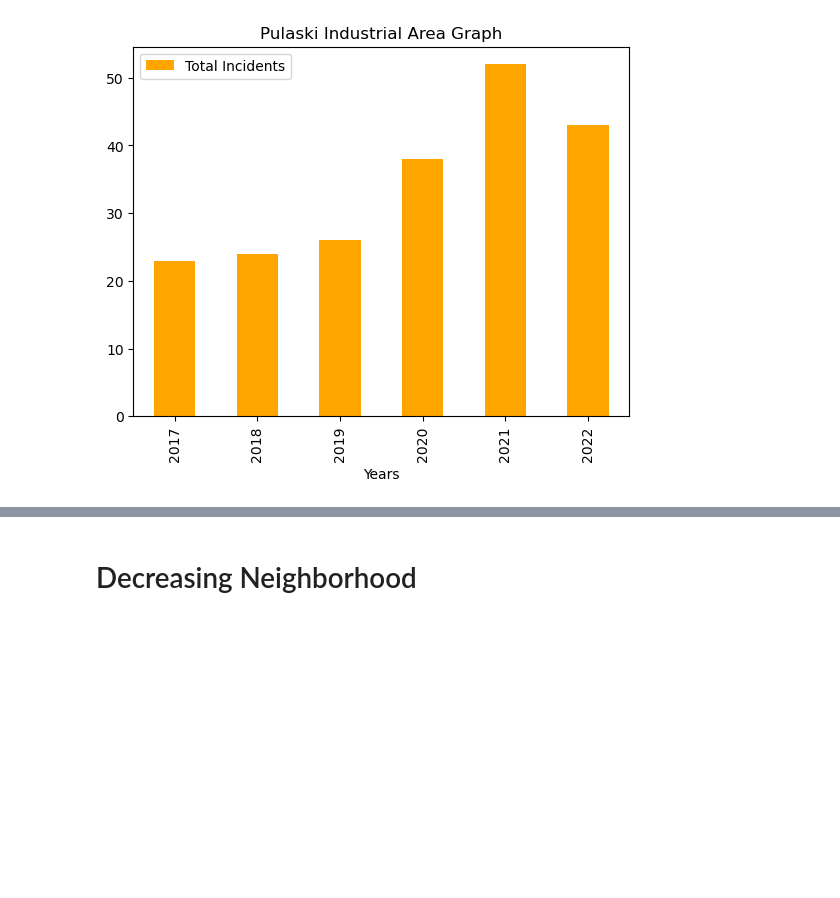
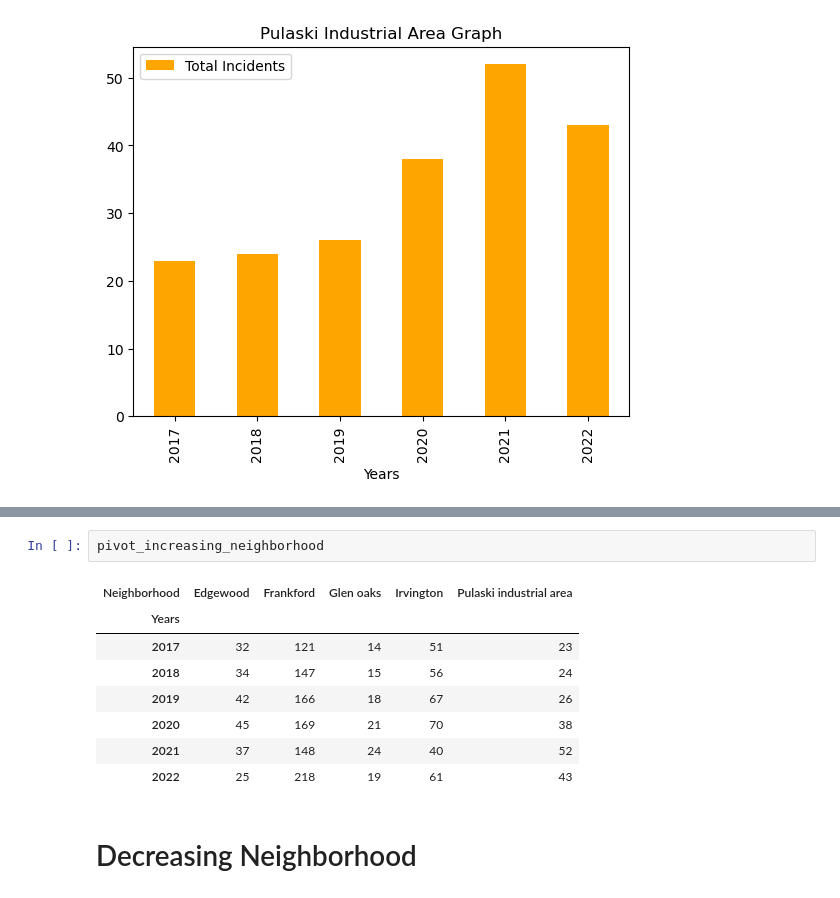
Before and after one commit to iam-dante/Open-Baltimore-Analysis, a Jupyter notebook: Analysis/Open_Baltimore.ipynb, the cells around one changed output, grey strips where cells are left out. Cells and saved outputs as stored; diff of their text form; blank space fills up the shorter version.

```diff
--- a/Analysis/Open_Baltimore.ipynb
+++ b/Analysis/Open_Baltimore.ipynb
@@ -366,3 +365,14 @@ df_pulaskiindustrialarea.plot(x="Years", y="Total Incidents",kind='bar', title="
+# %%
+pivot_increasing_neighborhood
+# %% [output]
+| Neighborhood | Edgewood | Frankford | Glen oaks | Irvington | Pulaski industrial area |
+| Years |  |  |  |  |  |
+| 2017 | 32 | 121 | 14 | 51 | 23 |
+| 2018 | 34 | 147 | 15 | 56 | 24 |
+| 2019 | 42 | 166 | 18 | 67 | 26 |
+| 2020 | 45 | 169 | 21 | 70 | 38 |
+| 2021 | 37 | 148 | 24 | 40 | 52 |
+| 2022 | 25 | 218 | 19 | 61 | 43 |
 # %% [markdown]
 # Decreasing Neighborhood
 # %%
```
Also changed, not shown: parts of 10 cells of this notebook, 1 other file.
